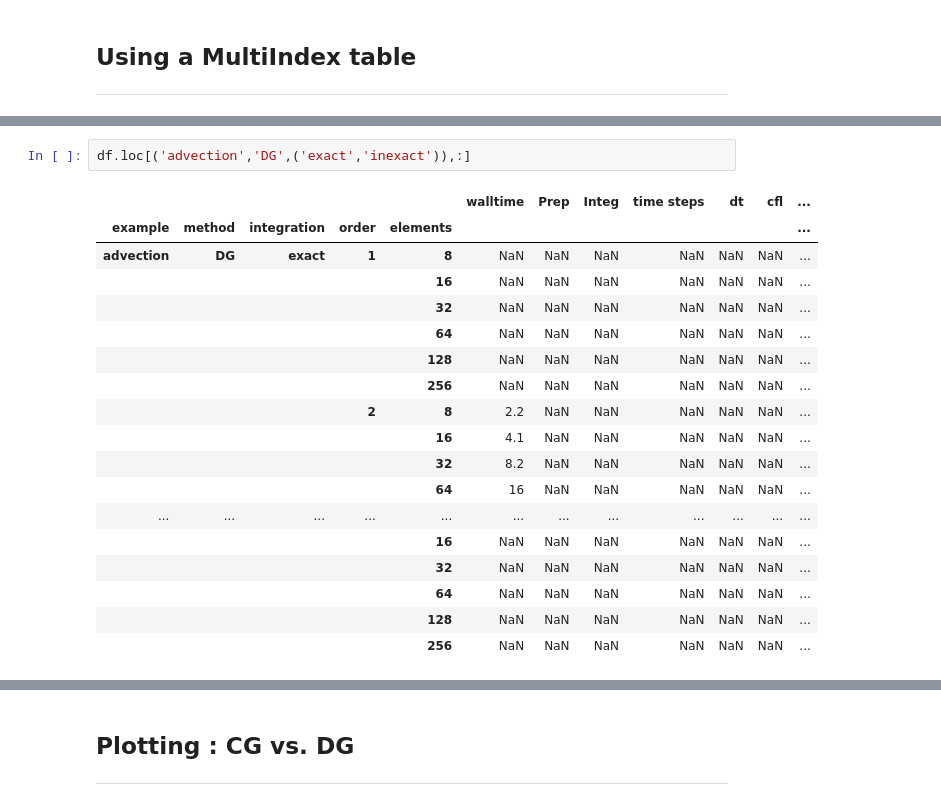
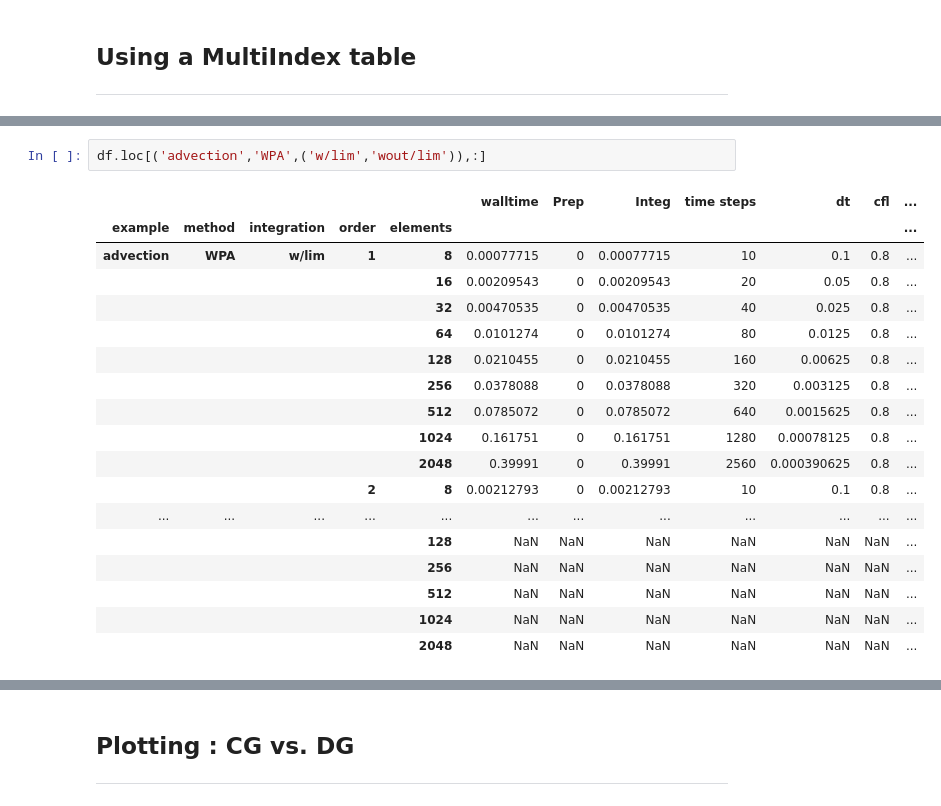
Before and after one commit to ygahounzo/Forest_Rep, a Jupyter notebook: timing_results.ipynb, the cells around one changed output, grey strips where cells are left out. Drawn from its saved outputs; the diff is of its cells as text.

```diff
--- a/timing_results.ipynb
+++ b/timing_results.ipynb
@@ -148,23 +191,23 @@ df.loc['advection']
-# %%
-df.loc[('advection','DG',('exact','inexact')),:]
-# %% [output]
-|  |  |  |  |  | walltime | Prep | Integ | time steps | dt | cfl | ... |
-| example | method | integration | order | elements |  |  |  |  |  |  | ... |
-| advection | DG | exact | 1 | 8 | NaN | NaN | NaN | NaN | NaN | NaN | ... |
-|  |  |  |  | 16 | NaN | NaN | NaN | NaN | NaN | NaN | ... |
-|  |  |  |  | 32 | NaN | NaN | NaN | NaN | NaN | NaN | ... |
-|  |  |  |  | 64 | NaN | NaN | NaN | NaN | NaN | NaN | ... |
-|  |  |  |  | 128 | NaN | NaN | NaN | NaN | NaN | NaN | ... |
-|  |  |  |  | 256 | NaN | NaN | NaN | NaN | NaN | NaN | ... |
-|  |  |  | 2 | 8 | 2.2 | NaN | NaN | NaN | NaN | NaN | ... |
-|  |  |  |  | 16 | 4.1 | NaN | NaN | NaN | NaN | NaN | ... |
-|  |  |  |  | 32 | 8.2 | NaN | NaN | NaN | NaN | NaN | ... |
-|  |  |  |  | 64 | 16 | NaN | NaN | NaN | NaN | NaN | ... |
-| ... | ... | ... | ... | ... | ... | ... | ... | ... | ... | ... | ... |
-|  |  |  |  | 16 | NaN | NaN | NaN | NaN | NaN | NaN | ... |
-|  |  |  |  | 32 | NaN | NaN | NaN | NaN | NaN | NaN | ... |
-|  |  |  |  | 64 | NaN | NaN | NaN | NaN | NaN | NaN | ... |
-|  |  |  |  | 128 | NaN | NaN | NaN | NaN | NaN | NaN | ... |
-|  |  |  |  | 256 | NaN | NaN | NaN | NaN | NaN | NaN | ... |
+# %%
+df.loc[('advection','WPA',('w/lim','wout/lim')),:]
+# %% [output]
+|  |  |  |  |  | walltime | Prep | Integ | time steps | dt | cfl | ... |
+| example | method | integration | order | elements |  |  |  |  |  |  | ... |
+| advection | WPA | w/lim | 1 | 8 | 0.00077715 | 0 | 0.00077715 | 10 | 0.1 | 0.8 | ... |
+|  |  |  |  | 16 | 0.00209543 | 0 | 0.00209543 | 20 | 0.05 | 0.8 | ... |
+|  |  |  |  | 32 | 0.00470535 | 0 | 0.00470535 | 40 | 0.025 | 0.8 | ... |
+|  |  |  |  | 64 | 0.0101274 | 0 | 0.0101274 | 80 | 0.0125 | 0.8 | ... |
+|  |  |  |  | 128 | 0.0210455 | 0 | 0.0210455 | 160 | 0.00625 | 0.8 | ... |
+|  |  |  |  | 256 | 0.0378088 | 0 | 0.0378088 | 320 | 0.003125 | 0.8 | ... |
+|  |  |  |  | 512 | 0.0785072 | 0 | 0.0785072 | 640 | 0.0015625 | 0.8 | ... |
+|  |  |  |  | 1024 | 0.161751 | 0 | 0.161751 | 1280 | 0.00078125 | 0.8 | ... |
+|  |  |  |  | 2048 | 0.39991 | 0 | 0.39991 | 2560 | 0.000390625 | 0.8 | ... |
+|  |  |  | 2 | 8 | 0.00212793 | 0 | 0.00212793 | 10 | 0.1 | 0.8 | ... |
+| ... | ... | ... | ... | ... | ... | ... | ... | ... | ... | ... | ... |
+|  |  |  |  | 128 | NaN | NaN | NaN | NaN | NaN | NaN | ... |
+|  |  |  |  | 256 | NaN | NaN | NaN | NaN | NaN | NaN | ... |
+|  |  |  |  | 512 | NaN | NaN | NaN | NaN | NaN | NaN | ... |
+|  |  |  |  | 1024 | NaN | NaN | NaN | NaN | NaN | NaN | ... |
+|  |  |  |  | 2048 | NaN | NaN | NaN | NaN | NaN | NaN | ... |
 # %%
 df.loc[('advection','DG',('exact')),['walltime','Prep','1-norm','cfl']]
```
Also changed, not shown: parts of 10 cells of this notebook, 2 other files.
